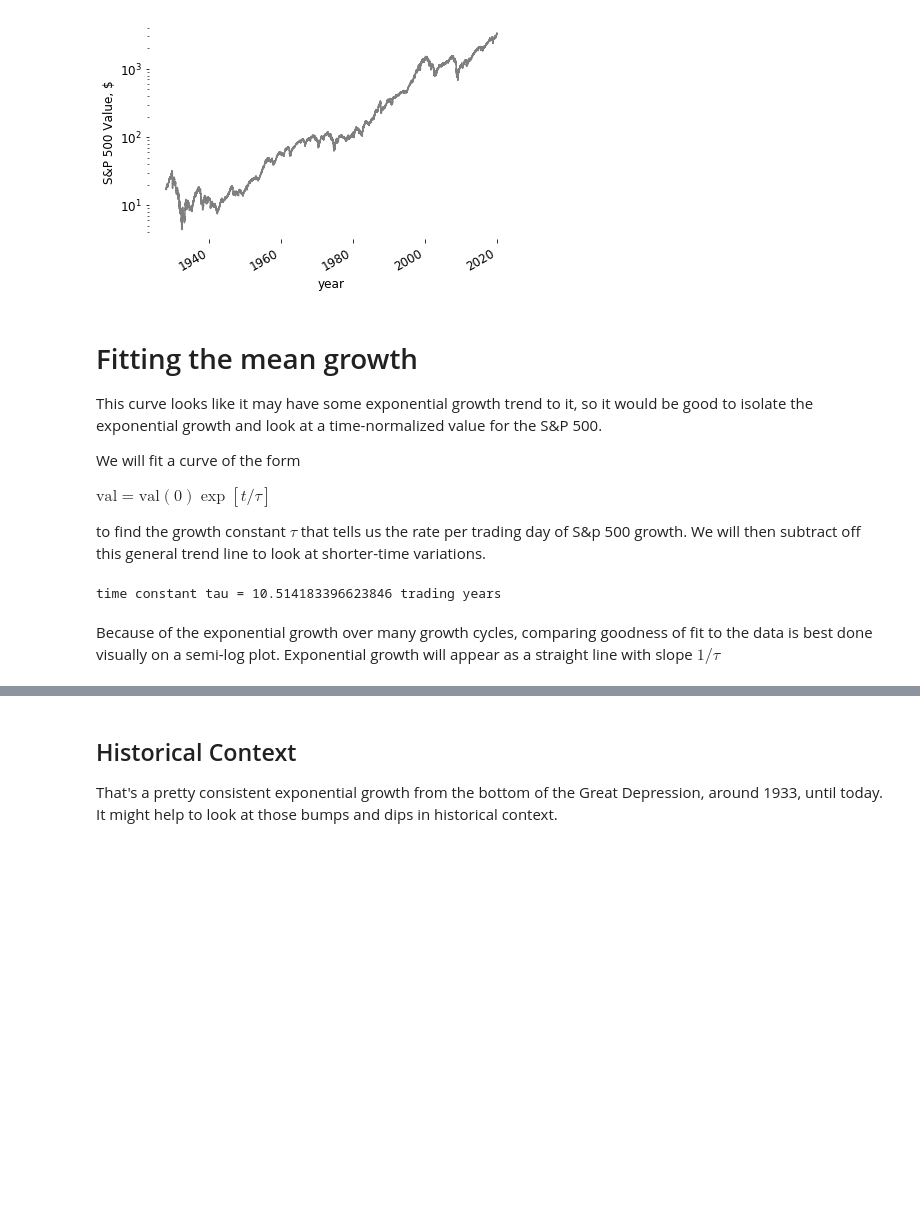
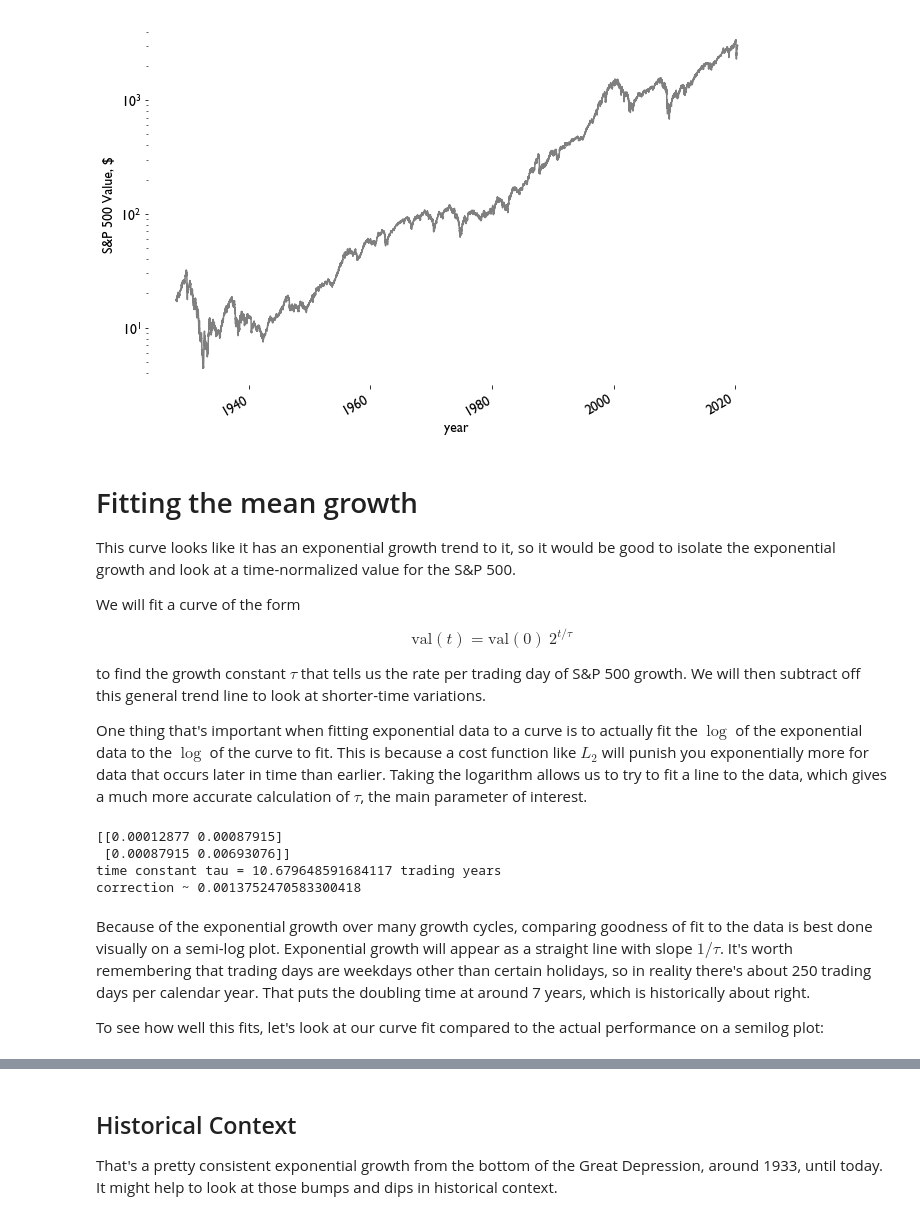
Before and after one commit to sdwebb/sp500_random_walk, a Jupyter notebook: notebooks/sp500_projection_model.ipynb, the cells around one changed output, grey strips where cells are left out. Cells and saved outputs as stored; diff of their text form; code cells hidden in the pictures; blank space fills up the shorter version.

```diff
--- a/notebooks/sp500_projection_model.ipynb
+++ b/notebooks/sp500_projection_model.ipynb
@@ -49,9 +70,7 @@ sp500_df['Date']      = pd.to_datetime(sp500_df.Date)
 sp500_df['DayOfYear'] = sp500_df.Date.dt.dayofyear
 sp500_df['Year']      = sp500_df.Date.dt.year
 sp500_df['Month']     = sp500_df.Date.dt.month
-sp500_df['Dat']       = sp500_df.Date.dt.day
-
-t_years = np.array(list(range(0, np.shape(sp500_df['Open'])[0])))/365.
+sp500_df['Day']       = sp500_df.Date.dt.day
 # %%
 # take a peak at the structure of the data
 sp500_df.head()
@@ -103,36 +118,48 @@ There is an exponential-looking growth here, so looking at this on a semilog plo
 # %%
 # Compare the fit to the real data on a semi-log plot
 fig, ax = plt.subplots()
-ax.semilogy(sp500_df.Date, sp500_df['Open'], c='tab:gray', label='S&P 500 data')
+ax.semilogy(sp500_df.Date, sp500_df['Open'], c=tableau20['deep_gray'], label='S&P 500 data')
 ax.set_xlabel('year')
 ax.set_ylabel('S&P 500 Value, $')
 
 #ax.legend()
 fig.autofmt_xdate()
 
 fig.tight_layout()
 fig.savefig('sp500_semilog.png', bbox_inches="tight");
 # %% [output]
-[figure, old version]
+[figure, new version]
 # %% [markdown]
 # Fitting the mean growth
 
-This curve looks like it may have some exponential growth trend to it, so it would be good to isolate the exponential growth and look at a time-normalized value for the S&P 500.
+This curve looks like it has an exponential growth trend to it, so it would be good to isolate the exponential growth and look at a time-normalized value for the S&P 500.
 
 We will fit a curve of the form
 
-$\textrm{val} = \textrm{val}(0) \exp[t/\tau]$
+$$
+\textrm{val}(t) = \textrm{val}(0) ~ 2^{t/\tau}
+$$
 
-to find the growth constant $\tau$ that tells us the rate per trading day of S&p 500 growth. We will then subtract off this general trend line to look at shorter-time variations.
+to find the growth constant $\tau$ that tells us the rate per trading day of S&P 500 growth. We will then subtract off this general trend line to look at shorter-time variations.
+
+One thing that's important when fitting exponential data to a curve is to actually fit the $\log$ of the exponential data to the $\log$ of the curve to fit. This is because a cost function like $L_2$ will punish you exponentially more for data that occurs later in time than earlier. Taking the logarithm allows us to try to fit a line to the data, which gives a much more accurate calculation of $\tau$, the main parameter of interest.
 # %%
 # Fit an exponential curve to the closing date, so we can normalize to the local average
-oneOtau, a = np.polyfit(t_years, np.log(sp500_df['Open']), 1)
-exp_fit = np.exp(oneOtau * t_years + a)
-
+t_years = np.linspace(0, len(sp500_df['Open']), len(sp500_df['Open']))/(365-104-12)
+(oneOtau, a), cov = np.polyfit(t_years, np.log(sp500_df['Open'])/np.log(2.), 1, full = False, cov=True)
+exp_fit = 2.**(oneOtau * t_years + a)
+sigma_t = np.sqrt(np.abs(cov))[0,0]
+print(np.sqrt(np.abs(cov)))
 print('time constant tau = {} trading years'.format(1/oneOtau))
+print('correction ~ {}'.format(np.sqrt(np.abs(cov[0,0]))/oneOtau))
 # %% [output]
-time constant tau = 10.514183396623846 trading years
+[[0.00012877 0.00087915]
+ [0.00087915 0.00693076]]
+time constant tau = 10.679648591684117 trading years
+correction ~ 0.0013752470583300418
 # %% [markdown]
-Because of the exponential growth over many growth cycles, comparing goodness of fit to the data is best done visually on a semi-log plot. Exponential growth will appear as a straight line with slope $1/\tau$
+Because of the exponential growth over many growth cycles, comparing goodness of fit to the data is best done visually on a semi-log plot. Exponential growth will appear as a straight line with slope $1/\tau$. It's worth remembering that trading days are weekdays other than certain holidays, so in reality there's about 250 trading days per calendar year. That puts the doubling time at around 7 years, which is historically about right.
+
+To see how well this fits, let's look at our curve fit compared to the actual performance on a semilog plot:
 # %%
 # Compare the fit to the real data on a semi-log plot
```
Also changed, not shown: parts of 62 cells of this notebook, 1 other file.
